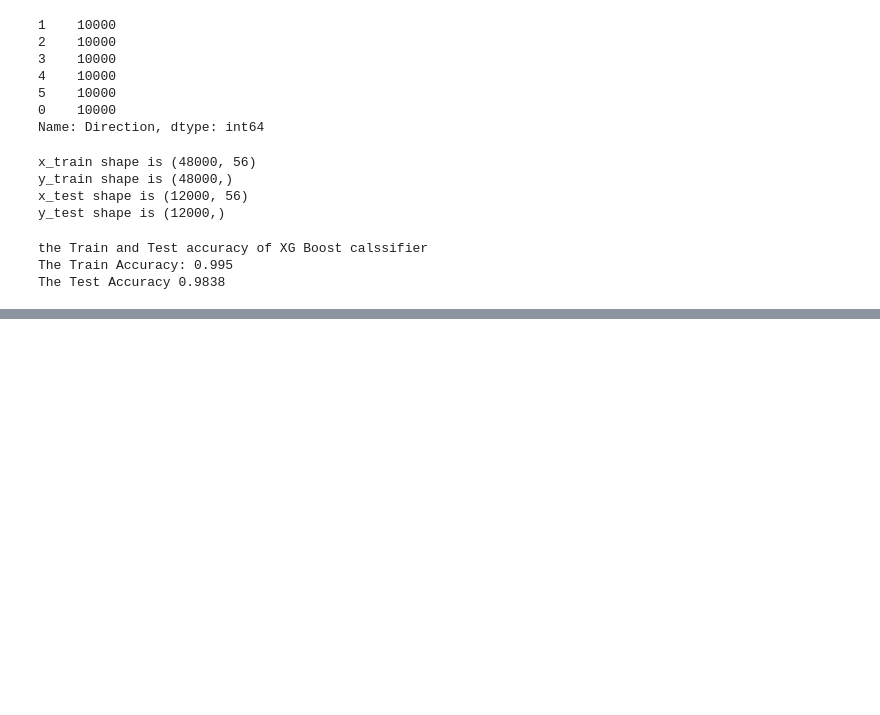
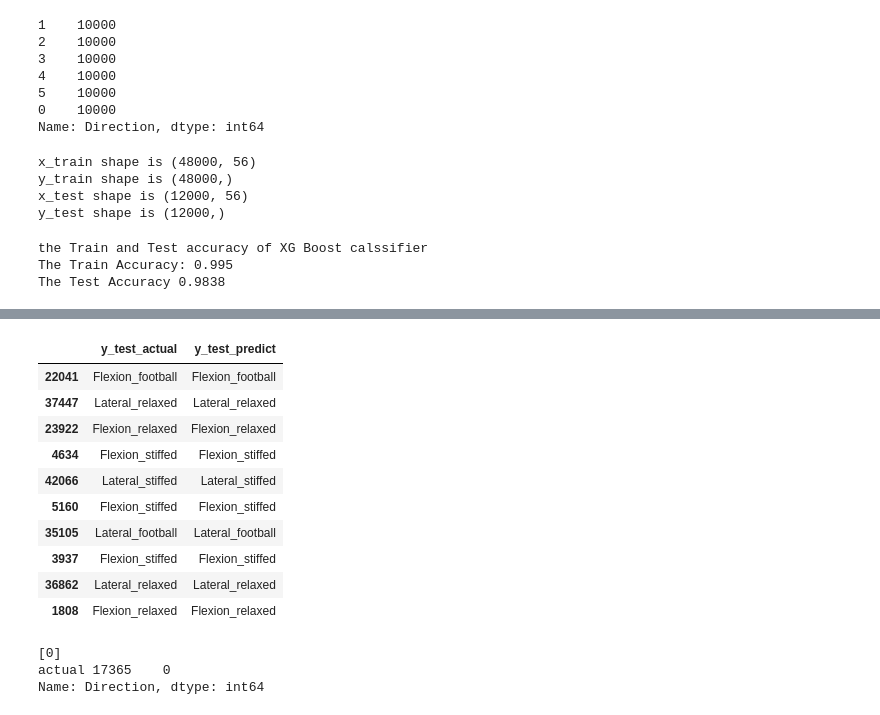
Before and after one commit to krish0195/ml_end_to-_end, a Jupyter notebook: xg_boost_running.ipynb, the cells around one changed output, grey strips where cells are left out. Drawn from its saved outputs; the diff is of its cells as text; code cells hidden in the pictures; blank space fills up the shorter version.

```diff
--- a/xg_boost_running.ipynb
+++ b/xg_boost_running.ipynb
@@ -133,0 +202,21 @@ The Test Accuracy 0.9838
+# %%
+instance_check.tail(10)
+# %% [output]
+|  | y_test_actual | y_test_predict |
+| 22041 | Flexion_football | Flexion_football |
+| 37447 | Lateral_relaxed | Lateral_relaxed |
+| 23922 | Flexion_relaxed | Flexion_relaxed |
+| 4634 | Flexion_stiffed | Flexion_stiffed |
+| 42066 | Lateral_stiffed | Lateral_stiffed |
+| 5160 | Flexion_stiffed | Flexion_stiffed |
+| 35105 | Lateral_football | Lateral_football |
+| 3937 | Flexion_stiffed | Flexion_stiffed |
+| 36862 | Lateral_relaxed | Lateral_relaxed |
+| 1808 | Flexion_relaxed | Flexion_relaxed |
+# %%
+print(xgb_classifier.predict(x_test[5:6]))
+print("actual",y_test[5:6])
+# %% [output]
+[0]
+actual 17365    0
+Name: Direction, dtype: int64
```
Also changed, not shown: parts of 14 cells of this notebook.
